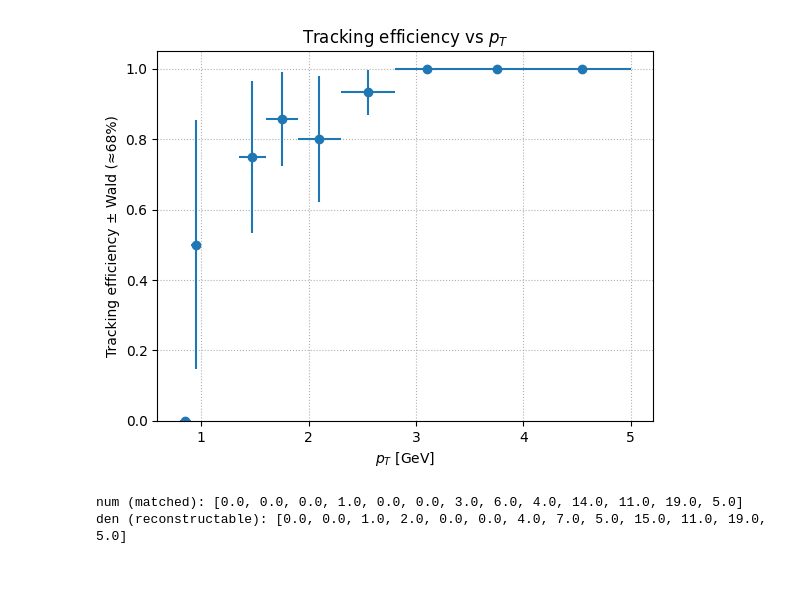
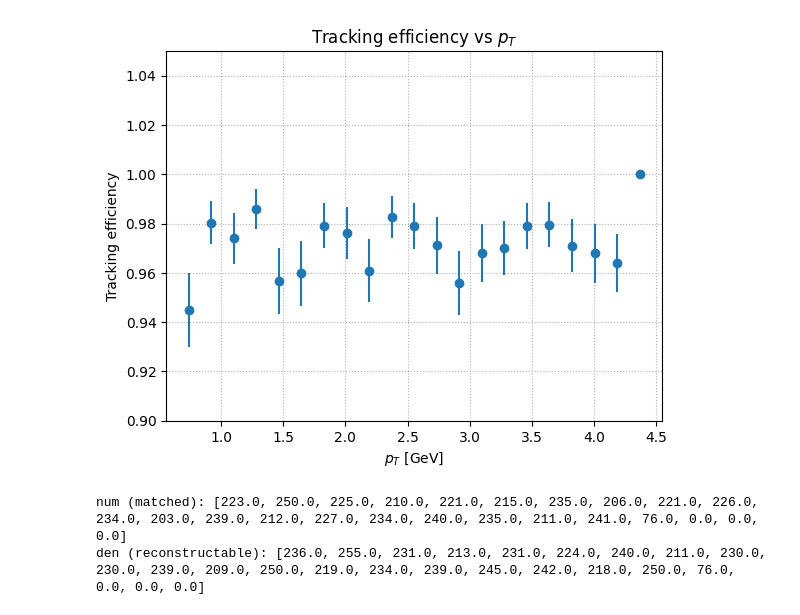
Before and after one commit to Obie3719/k4RecTracker, a Jupyter notebook: testPlots/eff.ipynb, the cells around one changed output. Drawn from its saved outputs; the diff is of its cells as text; code cells hidden in the pictures; blank space fills up the shorter version.

```diff
--- a/testPlots/eff.ipynb
+++ b/testPlots/eff.ipynb
@@ -11 +8,3 @@ nhit_min = 54  # min shared hits to consider a track matched
+# %%
+pt_bins = np.linspace(0.65, 5, 25)
 # %%
@@ -131,19 +107,3 @@ def hit_to_mc_for_event(evt, col_id, idx):
-# %%
-# SIM-HIT totals per MC across ALL five subdetectors (for hit-eff denominator)
-# ==========================================================
-def truth_simhits_all(evt):
-    c = Counter()
-    for mcid in ak.to_numpy(arr["_DCHCollection_particle.index"][evt]):
-        if mcid is not None and mcid >= 0: c[int(mcid)] += 1
-    for mcid in ak.to_numpy(arr["_VertexBarrelCollection_particle.index"][evt]):
-        if mcid is not None and mcid >= 0: c[int(mcid)] += 1
-    for mcid in ak.to_numpy(arr["_VertexEndcapCollection_particle.index"][evt]):
-        if mcid is not None and mcid >= 0: c[int(mcid)] += 1
-    for mcid in ak.to_numpy(arr["_SiWrBCollection_particle.index"][evt]):
-        if mcid is not None and mcid >= 0: c[int(mcid)] += 1
-    for mcid in ak.to_numpy(arr["_SiWrDCollection_particle.index"][evt]):
-        if mcid is not None and mcid >= 0: c[int(mcid)] += 1
-    return c
 # %%
 # ---Binning tallies--
 den = np.zeros(len(pt_bins)-1)
@@ -153,7 +113,8 @@ num = np.zeros(len(pt_bins)-1)
 n_events = len(mc_pt)
 for evt in range(n_events):
     # truth preselection
-    mask_truth = (is_mu[evt]) & (is_final[evt]) & (from_ip[evt])
+    mask_truth = (is_mu[evt]) & (is_final[evt])
+    #& (from_ip[evt])
     if not ak.any(mask_truth):
         continue
 
@@ -165,15 +126,15 @@ for evt in range(n_events):
 
     recon_ids, recon_pts = [], [] # used to fill den via binning
     for tid, pt in zip(truth_ids_evt, pts_evt):
-        if truth_hits_by_mc.get(int(tid), 0) >= nhit_min:
+        if truth_hits_by_mc.get(int(tid), 0): # V>= nhit_min
             recon_ids.append(int(tid))
             recon_pts.append(float(pt))
     if not recon_ids:
         continue
 
     # For each track, build contribution counts via majority digi→MC mapping
-    beg_evt, end_evt = ft_beg[evt], ft_end[evt]
-    idx_flat, col_flat = ft_idx[evt], ft_cid[evt]
+    beg_evt, end_evt = T_hit_beg[evt], T_hit_end[evt]
+    idx_flat, col_flat = T_hit_idx[evt], T_hit_cid[evt]
 
     candidates = []  # (truth_id, shared, purity, hit_eff)
     for b, e in zip(beg_evt, end_evt):
@@ -193,8 +154,9 @@ for evt in range(n_events):
                 continue
             total_track_hits += 1
             mcid = hit_to_mc_for_event(evt, col_val, int(idx_val))
-            if mcid is not None:
-                contrib[mcid] += 1
+            if mcid is None:
+                continue
+            contrib[mcid] += 1
 
         if total_track_hits == 0 or not contrib:
             continue
@@ -206,7 +168,7 @@ for evt in range(n_events):
         hit_eff = (shared / truth_total) if truth_total > 0 else 0.0
 
         # ===== thresholds =====
-        if (purity >= 0.50) and (hit_eff >= 0.50) and (shared >= nhit_min):
+        if (purity >= 0.50) and (hit_eff >= 0.50) and (shared): # V>= nhit_min
             candidates.append((best_mcid, shared, purity, hit_eff))
 
 
@@ -246,18 +208,18 @@ xerr = np.diff(pt_bins)/2
 # %%
 plt.figure()
-plt.errorbar(centers, eff, yerr=err_wald, xerr=xerr, fmt='o', linestyle='None')
-plt.ylim(0, 1.05)
+plt.errorbar(centers, eff, yerr=err_wald, fmt='o', linestyle='None')
+plt.ylim(0.9, 1.05)
 plt.xlabel(r"$p_T$ [GeV]")
-plt.ylabel("Tracking efficiency ± Wald (≈68%)")
+plt.ylabel("Tracking efficiency")
 plt.grid(True, ls=":")
 plt.title(r"Tracking efficiency vs $p_T$")
 plt.savefig("eff_vs_pt_wald.png", dpi=300)
 plt.show()
 
 #print("Bins (GeV):", list(zip(pt_bins[:-1], pt_bins[1:])))
 print("num (matched):", num.tolist())
 print("den (reconstructable):", den.tolist())
 # %% [output]
-[figure, old version]
+[figure, new version]
-num (matched): [0.0, 0.0, 0.0, 1.0, 0.0, 0.0, 3.0, 6.0, 4.0, 14.0, 11.0, 19.0, 5.0]
-den (reconstructable): [0.0, 0.0, 1.0, 2.0, 0.0, 0.0, 4.0, 7.0, 5.0, 15.0, 11.0, 19.0, 5.0]
+num (matched): [223.0, 250.0, 225.0, 210.0, 221.0, 215.0, 235.0, 206.0, 221.0, 226.0, 234.0, 203.0, 239.0, 212.0, 227.0, 234.0, 240.0, 235.0, 211.0, 241.0, 76.0, 0.0, 0.0, 0.0]
+den (reconstructable): [236.0, 255.0, 231.0, 213.0, 231.0, 224.0, 240.0, 211.0, 230.0, 230.0, 239.0, 209.0, 250.0, 219.0, 234.0, 239.0, 245.0, 242.0, 218.0, 250.0, 76.0, 0.0, 0.0, 0.0]
```
Also changed, not shown: parts of 13 cells of this notebook.
